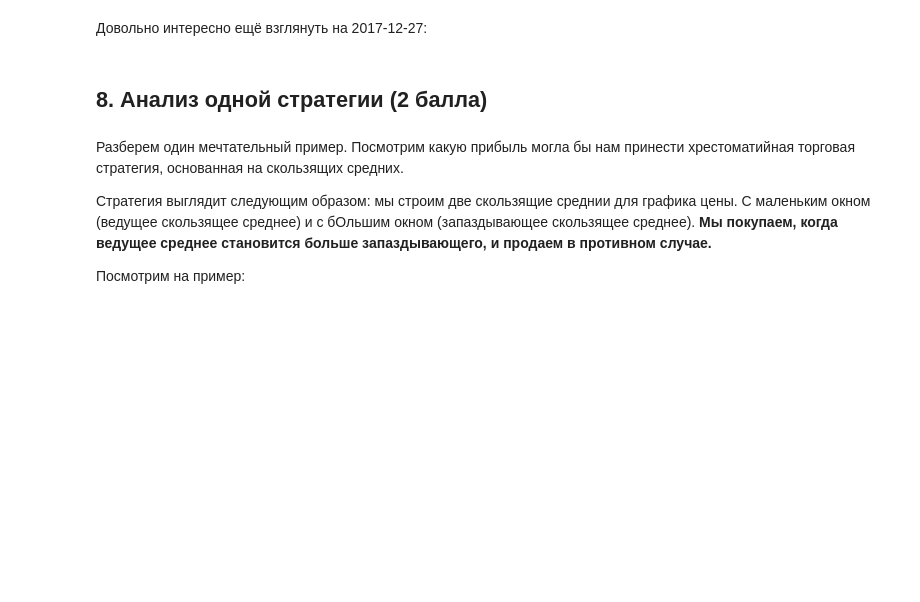
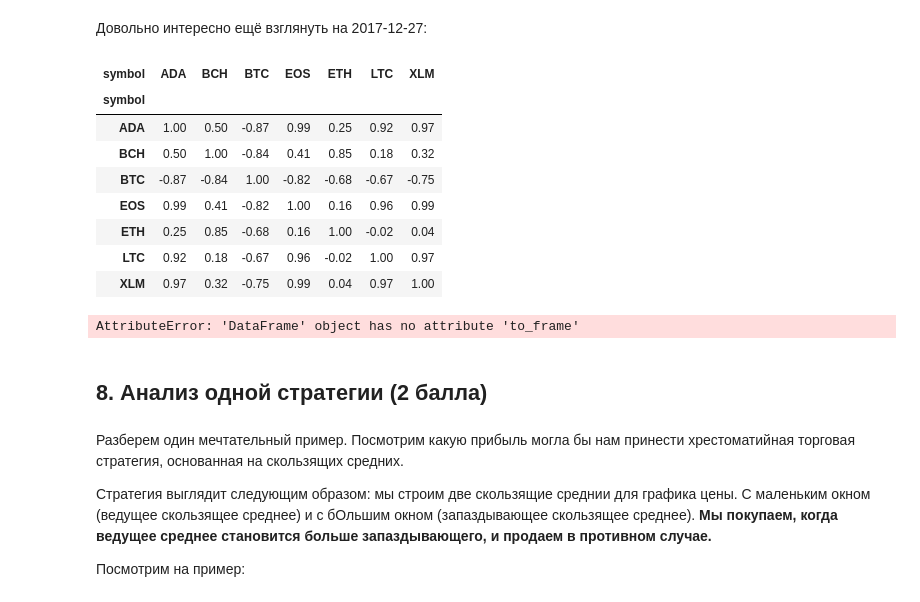
Before and after one commit to ivanzindc/Ivan-Z, a Jupyter notebook: Copy_of_lab_work.ipynb, the cells around one changed output. Saved outputs shown, nothing was run; the diff lists cells and outputs as text; code cells hidden in the pictures; blank space fills up the shorter version.

```diff
--- a/Copy_of_lab_work.ipynb
+++ b/Copy_of_lab_work.ipynb
@@ -369,9 +606,42 @@ correlations.style.background_gradient(cmap='coolwarm').set_precision(2)
 # %%
 correlations = calc_coins_correlations(coins, date="2017-12-27",
                                        symbols=['BTC', 'ETH', 'EOS', 'BCH', 'XLM', 'LTC', 'ADA'],
                                        window=21, alpha=0.1)
-# Теперь посмотрим на эти корреляции следующим образом:
-correlations.style.background_gradient(cmap='coolwarm').set_precision(2)
+
+# Remove the unnecessary to_frame() call and directly transpose the DataFrame:
+correlations = correlations.T  # Transpose to have symbols as columns
+
+# Apply styling with format and precision
+correlations.style.background_gradient(cmap='coolwarm').format(precision=2)
+# %% [output]
+| symbol | ADA | BCH | BTC | EOS | ETH | LTC | XLM |
+| symbol |  |  |  |  |  |  |  |
+| ADA | 1.00 | 0.50 | -0.87 | 0.99 | 0.25 | 0.92 | 0.97 |
+| BCH | 0.50 | 1.00 | -0.84 | 0.41 | 0.85 | 0.18 | 0.32 |
+| BTC | -0.87 | -0.84 | 1.00 | -0.82 | -0.68 | -0.67 | -0.75 |
+| EOS | 0.99 | 0.41 | -0.82 | 1.00 | 0.16 | 0.96 | 0.99 |
+| ETH | 0.25 | 0.85 | -0.68 | 0.16 | 1.00 | -0.02 | 0.04 |
+| LTC | 0.92 | 0.18 | -0.67 | 0.96 | -0.02 | 1.00 | 0.97 |
+| XLM | 0.97 | 0.32 | -0.75 | 0.99 | 0.04 | 0.97 | 1.00 |
+# %%
+'''correlations = calc_coins_correlations(coins, date="2017-12-27",
+                                       symbols=['BTC', 'ETH', 'EOS', 'BCH', 'XLM', 'LTC', 'ADA'],
+                                       window=21, alpha=0.1)
+# Теперь посмотрим на эти корреляции следующим образом:
+correlations.style.background_gradient(cmap='coolwarm').set_precision(2)'''
+
+correlations = calc_coins_correlations(coins, date="2017-12-27",
+                                       symbols=['BTC', 'ETH', 'EOS', 'BCH', 'XLM', 'LTC', 'ADA'],
+                                       window=21, alpha=0.1)
+# Convert the Series to a DataFrame before applying styling
+correlations = correlations.to_frame().T  # Transpose to have symbols as columns
+
+# Apply styling with format and precision
+correlations.style.background_gradient(cmap='coolwarm').format(precision=2)
+# or
+# correlations.style.format(precision=2).background_gradient(cmap='coolwarm')
+# %% [output]
+AttributeError: 'DataFrame' object has no attribute 'to_frame'
 # %% [markdown]
 ## 8. Анализ одной стратегии (2 балла)
 # %% [markdown]
```
Also changed, not shown: parts of 27 cells of this notebook.
